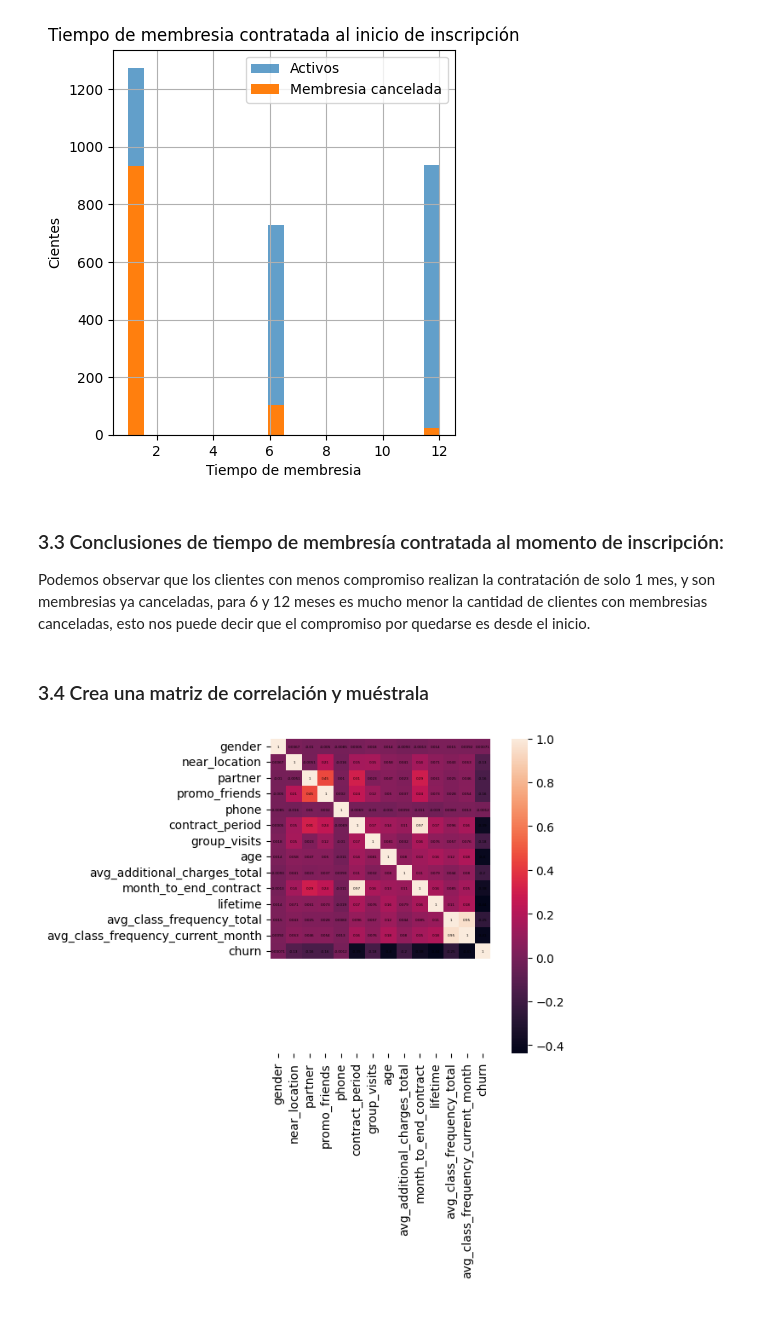
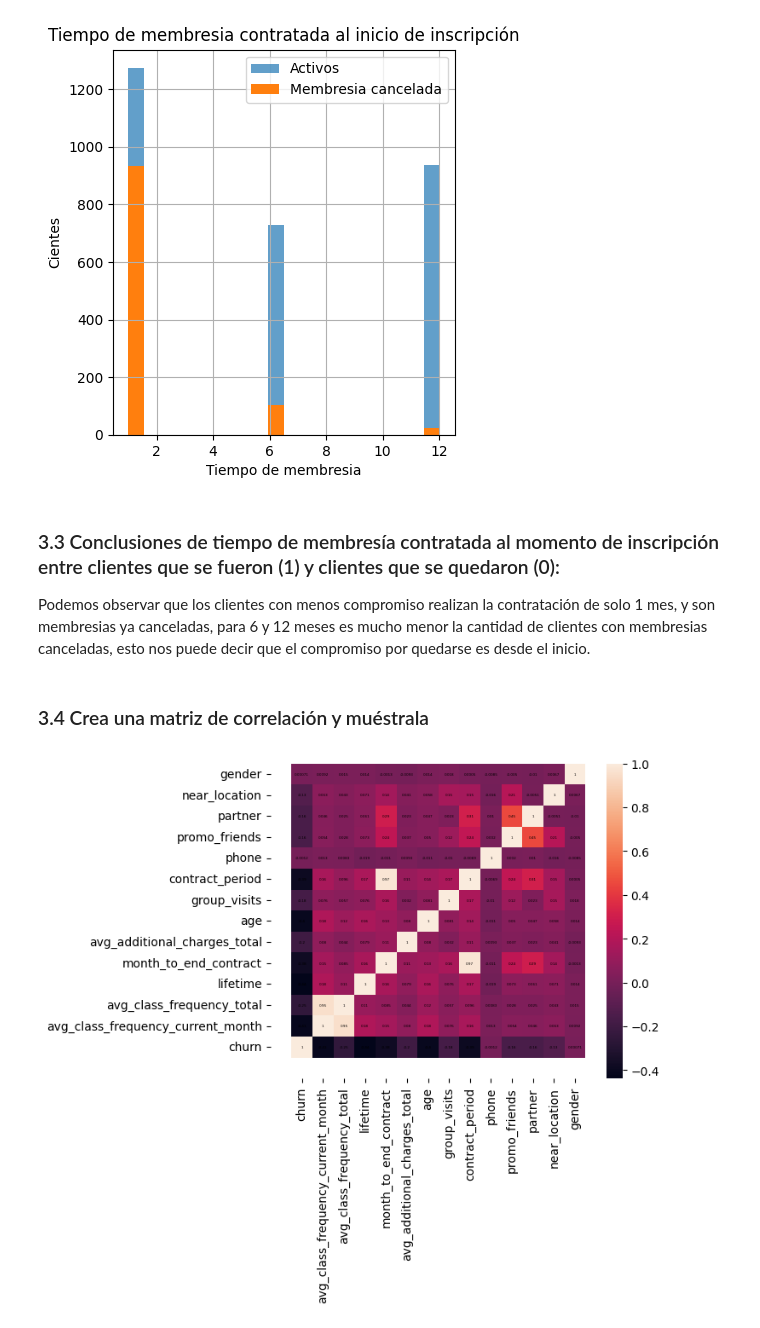
Before and after one commit to pedro-pali/proyecto_sprint_14, a Jupyter notebook: proyecto.ipynb, the cells around one changed output. Drawn from its saved outputs; the diff is of its cells as text; code cells hidden in the pictures.

Commit message:
Etapa dos: entrenar modelo terminado

```diff
--- a/proyecto.ipynb
+++ b/proyecto.ipynb
@@ -242,19 +242,20 @@ plt.legend()
 <matplotlib.legend.Legend at 0x...>
 [figure]
 # %% [markdown]
-### 3.3 Conclusiones de tiempo de membresía contratada al momento de inscripción:
+### 3.3 Conclusiones de tiempo de membresía contratada al momento de inscripción entre clientes que se fueron (1) y clientes que se quedaron (0):
 Podemos observar que los clientes con menos compromiso realizan la contratación de solo 1 mes, y son membresias ya canceladas, para 6 y 12 meses es mucho menor la cantidad de clientes con membresias canceladas, esto nos puede decir que el compromiso por quedarse es desde el inicio.
 # %% [markdown]
 ### 3.4 Crea una matriz de correlación y muéstrala
 # %%
 matriz_corr = gym.corr()
 fig, ax = plt.subplots()
 
 # La mostramos con un mapa de calor
 sns.heatmap(matriz_corr, annot = True, square=True, annot_kws={"size": 3, "color": "black"})
-ax.set_ylim(20, 0)
+ax.set_ylim(15, 0)
+ax.set_xlim(15, 0)
 plt.show()
 # %% [output]
-[figure, old version]
+[figure, new version]
 # %% [markdown]
 ### 3.4 Conclusiones
```
Also changed, not shown: parts of 18 cells of this notebook, 1 other file.
